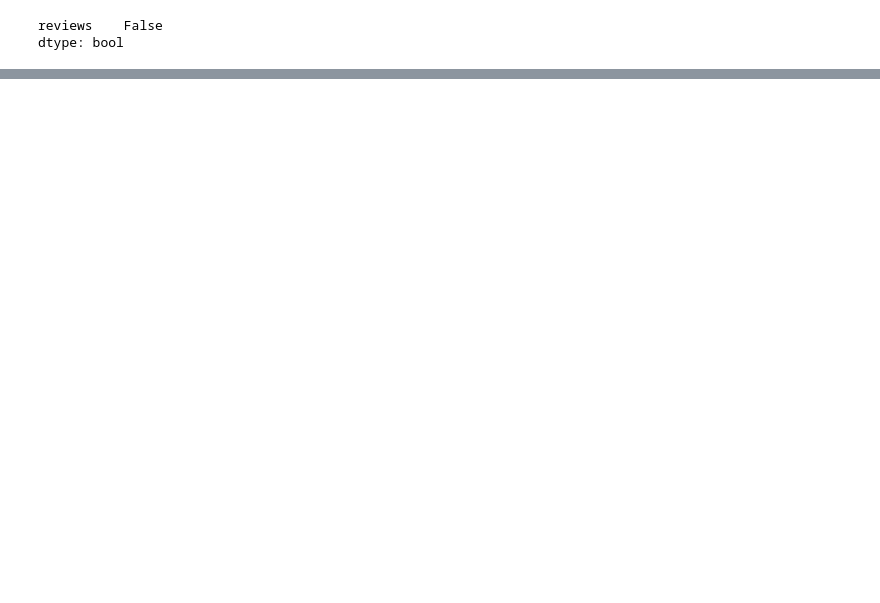
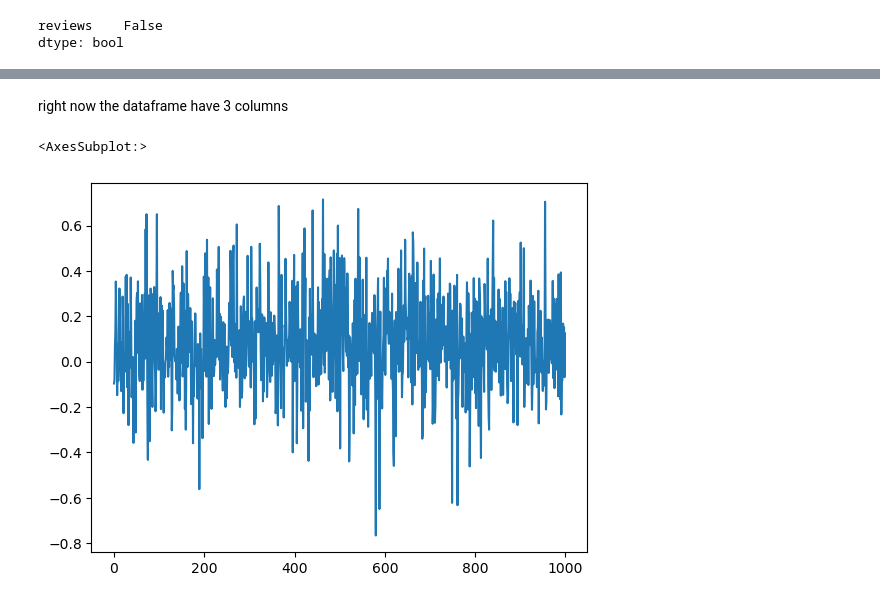
Before and after one commit to kintan-pitaloka/BritishAirways-PredictingCustomerBehaviours, a Jupyter notebook: BA_WebScraping_and_Analysis.ipynb, the cells around one changed output, grey strips where cells are left out. Cells and saved outputs as stored; diff of their text form; code cells hidden in the pictures; blank space fills up the shorter version.

Commit message:
delete the emoticon and create more columns
delete the emoticon and create more columns and make some plot

```diff
--- a/BA_WebScraping_and_Analysis.ipynb
+++ b/BA_WebScraping_and_Analysis.ipynb
@@ -120,0 +210,3 @@ dtype: bool
+# %%
+#delete '|' with regex
+data2['reviews'] = data2['reviews'].str.replace("[|,:;']","")
@@ -120,0 +222,3 @@ dtype: bool
+# %%
+#delete coloumns verified
+data2.drop(data2.columns[1], axis=1, inplace=True)
@@ -120,0 +238,3 @@ dtype: bool
+# %%
+#create column sentiment and apply textblob
+data2['sentiment'] = data2['reviews'].apply(lambda x: TextBlob(x).sentiment[0])
@@ -120,0 +263,3 @@ dtype: bool
+# %%
+#create column noun_prase
+data2['noun_phrases'] = data2['reviews'].apply(lambda x: TextBlob(x).noun_phrases)
@@ -120,0 +288,8 @@ dtype: bool
+# %% [markdown]
+right now the dataframe have 3 columns
+# %%
+#sentiment plot
+data2['sentiment'].plot()
+# %% [output]
+<AxesSubplot:>
+[figure, added]
```
Also changed, not shown: parts of 26 cells of this notebook.
